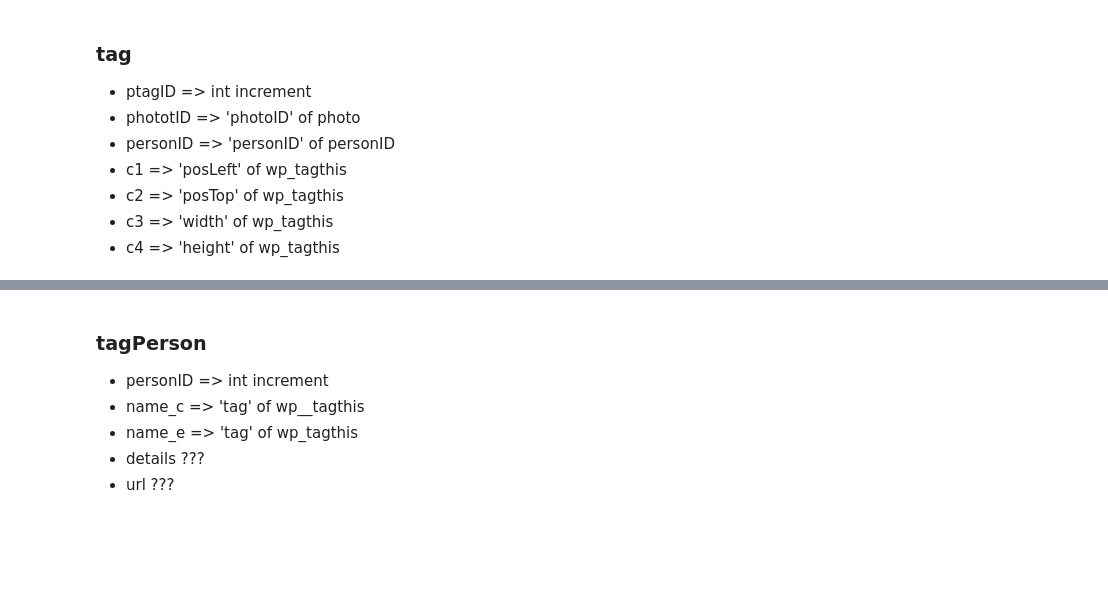
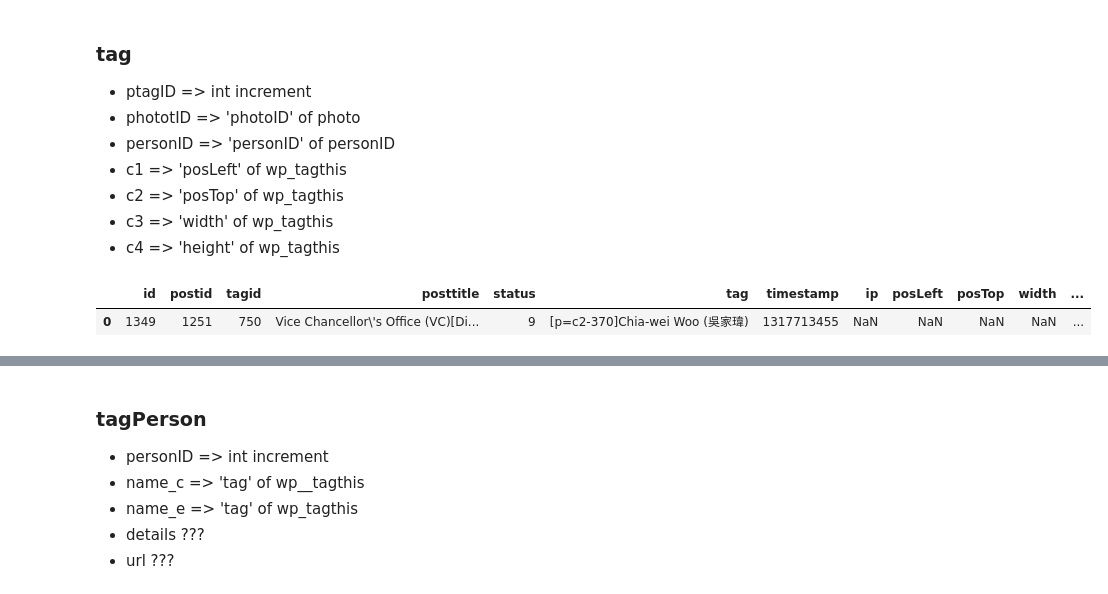
Before and after one commit to Jacklau1216/data-cleaning, a Jupyter notebook: data_cleaning.ipynb, the cells around one changed output, grey strips where cells are left out. Cells and saved outputs as stored; diff of their text form; code cells hidden in the pictures; blank space fills up the shorter version.

```diff
--- a/data_cleaning.ipynb
+++ b/data_cleaning.ipynb
@@ -233,3 +258,18 @@ df.to_csv('./newdb/album.csv')
 - c2 => 'posTop' of wp_tagthis
 - c3 => 'width' of wp_tagthis
 - c4 => 'height' of wp_tagthis
+# %%
+df_tag = pd.read_csv('wp_tagthis.csv')
+
+df_person = pd.read_csv('newdb/tagPerson.csv')
+
+df_photo = pd.read_csv('newdb/photo.csv')
+
+df_p = pd.read_sql_query("SELECT * FROM  wp_ngg_pictures", con)
+
+df_album = pd.read_csv('newdb/album.csv')
+
+df_tag.head(1)
+# %% [output]
+|  | id | postid | tagid | posttitle | status | tag | timestamp | ip | posLeft | posTop | width | ... |
+| 0 | 1349 | 1251 | 750 | Vice Chancellor\'s Office (VC)[Di... | 9 | [p=c2-370]Chia-wei Woo (吳家瑋) | 1317713455 | NaN | NaN | NaN | NaN | ... |
```
Also changed, not shown: parts of 16 cells of this notebook, 4 other files.
